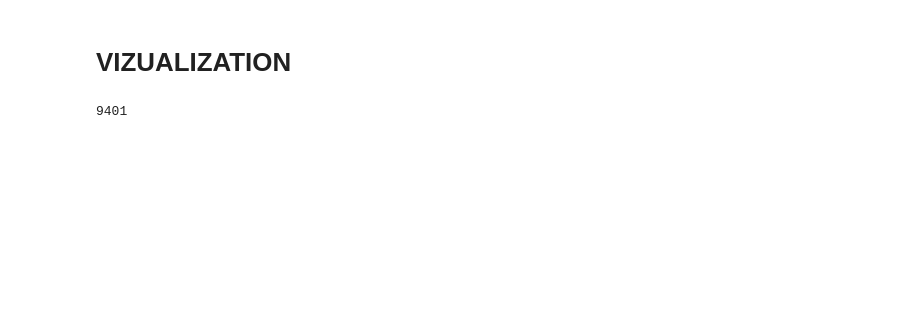
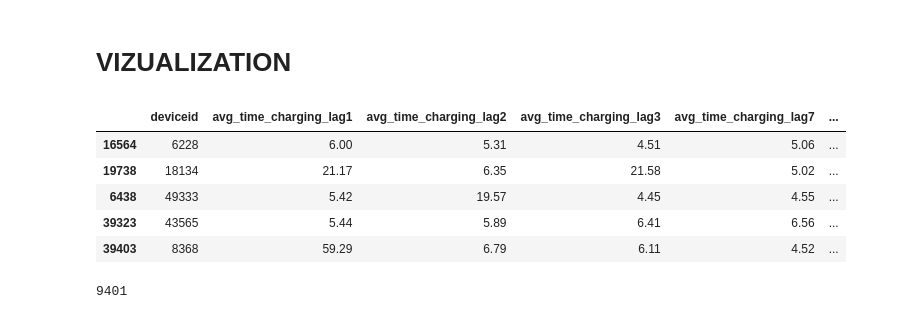
Before and after one commit to natalia-kurbakova/Baruch-Data-Challenge, a Jupyter notebook: add_to_exploration.ipynb, the cells around one changed output. Drawn from its saved outputs; the diff is of its cells as text; code cells hidden in the pictures; blank space fills up the shorter version.

```diff
--- a/add_to_exploration.ipynb
+++ b/add_to_exploration.ipynb
@@ -44,3 +42,15 @@ train['Month Deployed'] = months
+# %%
+# last record == april 1st 2021
+#calculate age of battery in months: 2021 - year deployed, times 12, plus 4 (april is the fourth month), substract month deployed
+train['age_of_battery'] = (12*(2021 - train['Year Deployed']) + 4) - train['Month Deployed']
+train.sample(n=5)
+# %% [output]
+|  | deviceid | avg_time_charging_lag1 | avg_time_charging_lag2 | avg_time_charging_lag3 | avg_time_charging_lag7 | ... |
+| 16564 | 6228 | 6.00 | 5.31 | 4.51 | 5.06 | ... |
+| 19738 | 18134 | 21.17 | 6.35 | 21.58 | 5.02 | ... |
+| 6438 | 49333 | 5.42 | 19.57 | 4.45 | 4.55 | ... |
+| 39323 | 43565 | 5.44 | 5.89 | 6.41 | 6.56 | ... |
+| 39403 | 8368 | 59.29 | 6.79 | 6.11 | 4.52 | ... |
 # %%
 train['delta_discharging_rate'] = (train['discharging_rate_lag3'] - train['discharging_rate_lag4'])/train['discharging_rate_lag4']
 # %%
```
Also changed, not shown: parts of 5 cells of this notebook.
